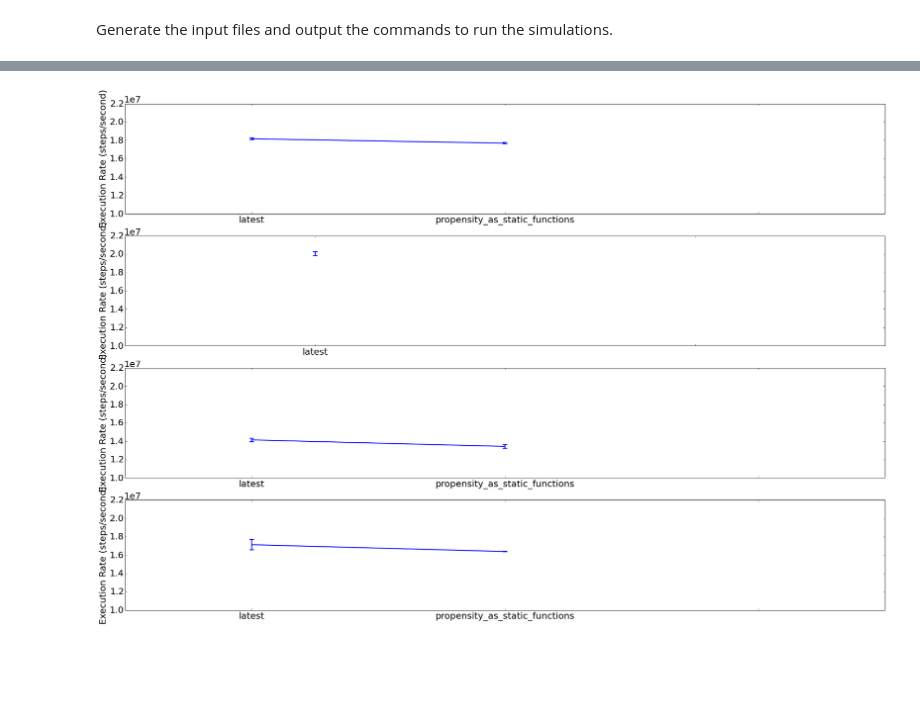
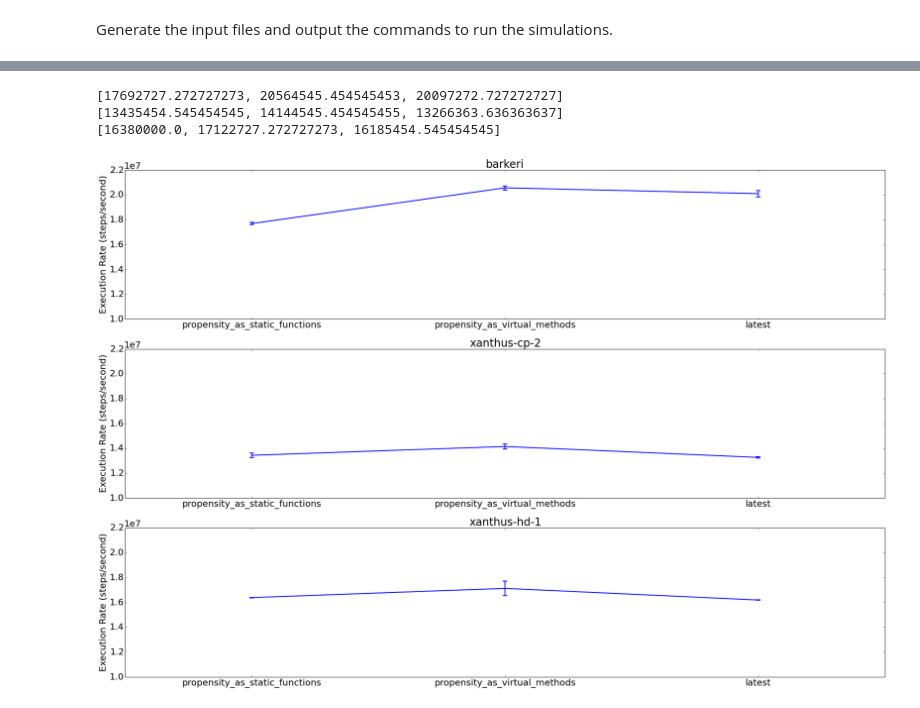
Before and after one commit to telamonian/lmes, a Jupyter notebook: regression/first_order_birth_death/analysis.ipynb, the cells around one changed output, grey strips where cells are left out. Cells and saved outputs as stored; diff of their text form; code cells hidden in the pictures; blank space fills up the shorter version.

```diff
--- a/regression/first_order_birth_death/analysis.ipynb
+++ b/regression/first_order_birth_death/analysis.ipynb
@@ -100,17 +309,18 @@ done;
 # Extract the timing data.
 datadir="data"
 timingData={}
-regex0 = re.compile("perf\.(\S+)")
+testNumberMap={}
+regex0 = re.compile("perf\.(\d+).(\S+)")
 regex1 = re.compile("\.lm\.([^\.]+)\.(\d+)\.log")
 regex2 = re.compile("Finished .+ seconds \((\S+) steps/second\)")
 for dirname in os.listdir(datadir):
-    testType = None
-    if dirname == "perf":
-        testType = "latest"
+    testName = None
     m = regex0.search(dirname)
     if m != None:
-        testType = m.group(1)
-    if testType is not None:
+        testNumber = m.group(1)
+        testName = m.group(2)
+        testNumberMap[testNumber] = testName
+    if testName is not None:
         for logname in os.listdir(datadir+"/"+dirname):
             m = regex1.search(logname)
             if m != None:
@@ -122,9 +332,9 @@ for dirname in os.listdir(datadir):
                         if m != None:
                             if host not in timingData:
                                 timingData[host]={}
-                            if testType not in timingData[host]:
-                                timingData[host][testType]=[]
-                            timingData[host][testType].append(double(m.group(1)))
+                            if testName not in timingData[host]:
+                                timingData[host][testName]=[]
+                            timingData[host][testName].append(double(m.group(1)))
                             break
 # %%
 # Plot the latest timing data.
@@ -148,21 +358,29 @@ pass
 # %%
 # Plot the previous timing data.
 matplotlib.rcParams.update({'font.size': 20, "figure.figsize": (30,20)})
 hosts = timingData.keys()
 hosts.sort()
+testNumbers = testNumberMap.keys()
+testNumbers.sort()
 for i,host in enumerate(hosts):
-    testTypes=timingData[host].keys()
-    testTypes.sort()
     times=[]
     timesErr=[]
-    for testType in testTypes:
-        times.append(mean(timingData[host][testType]))
-        timesErr.append(std(timingData[host][testType]))
+    testNames=[]
+    for testNumber in testNumbers:
+        testName = testNumberMap[testNumber]
+        times.append(mean(timingData[host][testName]))
+        timesErr.append(std(timingData[host][testName]))
+        testNames.append(testName)
     plt.subplot(len(hosts),1,i+1)
-    plt.errorbar(arange(0,len(testTypes))+0.5,times,linewidth=2,yerr=timesErr,elinewidth=2,capsize=5,capthick=2)
+    plt.errorbar(arange(0,len(testNames))+0.5,times,linewidth=2,yerr=timesErr,elinewidth=2,capsize=5,capthick=2)
     plt.ylabel('Execution Rate (steps/second)')
-    plt.xticks(arange(0,len(hosts))+0.5, testTypes)
+    plt.xticks(arange(0,len(hosts))+0.5, testNames)
     plt.xlim([0,len(testTypes)+1]); plt.ylim([1e7,2.2e7])
+    plt.title(host)
+    print times
 pass
 # %% [output]
+[17692727.272727273, 20564545.454545453, 20097272.727272727]
+[13435454.545454545, 14144545.454545455, 13266363.636363637]
+[16380000.0, 17122727.272727273, 16185454.545454545]
-[figure, old version]
+[figure, new version]
```
Also changed, not shown: parts of 15 cells of this notebook, 7 other files.
